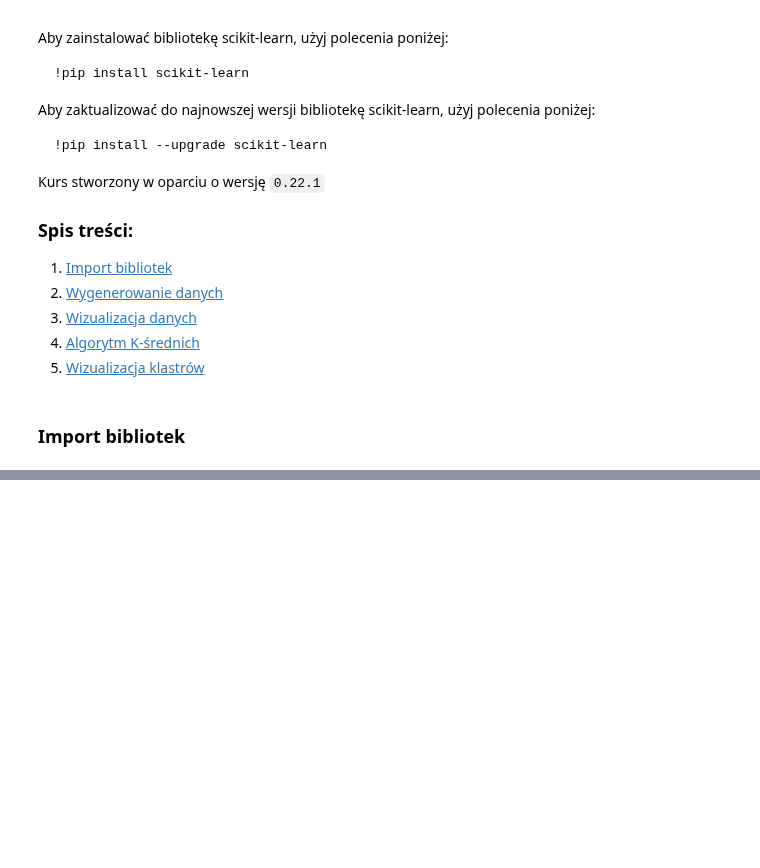
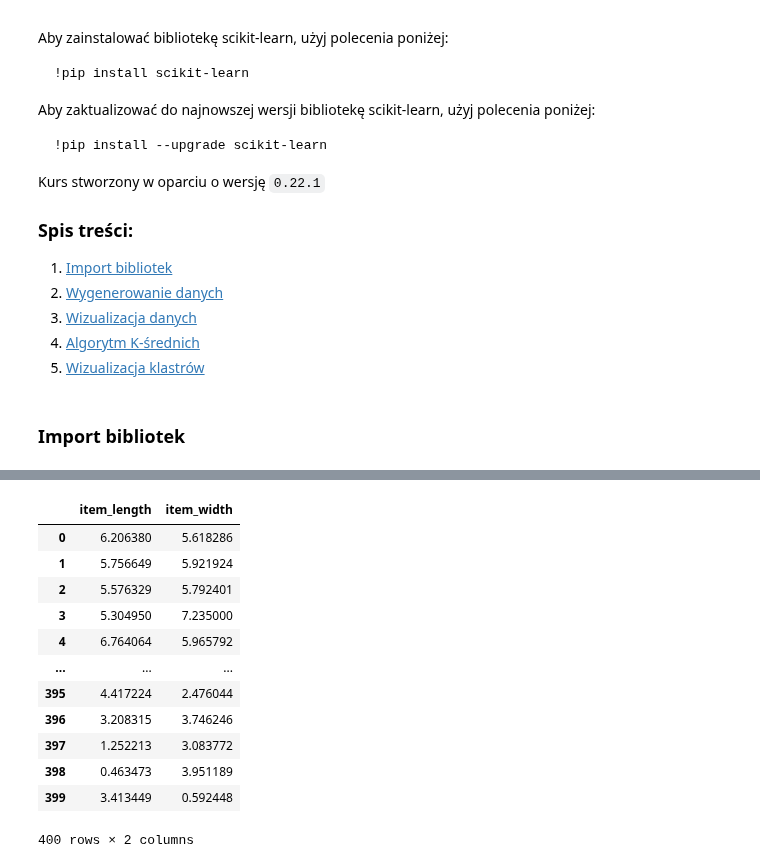
Before and after one commit to krakowiakpawel9/ml_course, a Jupyter notebook: unsupervised/04_anomaly_detection/03_isolation_forest.ipynb, the cells around one changed output, grey strips where cells are left out. Cells and saved outputs as stored; diff of their text form; code cells hidden in the pictures; blank space fills up the shorter version.

```diff
--- a/unsupervised/04_anomaly_detection/03_isolation_forest.ipynb
+++ b/unsupervised/04_anomaly_detection/03_isolation_forest.ipynb
@@ -45,0 +37,17 @@ data = generate_data(n_train=300, contamination=0.1, n_features=2, random_state=
+# %%
+data = pd.read_csv('factory.csv')
+data
+# %% [output]
+|  | item_length | item_width |
+| 0 | 6.206380 | 5.618286 |
+| 1 | 5.756649 | 5.921924 |
+| 2 | 5.576329 | 5.792401 |
+| 3 | 5.304950 | 7.235000 |
+| 4 | 6.764064 | 5.965792 |
+| ... | ... | ... |
+| 395 | 4.417224 | 2.476044 |
+| 396 | 3.208315 | 3.746246 |
+| 397 | 1.252213 | 3.083772 |
+| 398 | 0.463473 | 3.951189 |
+| 399 | 3.413449 | 0.592448 |
+400 rows × 2 columns
```
Also changed, not shown: parts of 10 cells of this notebook.
